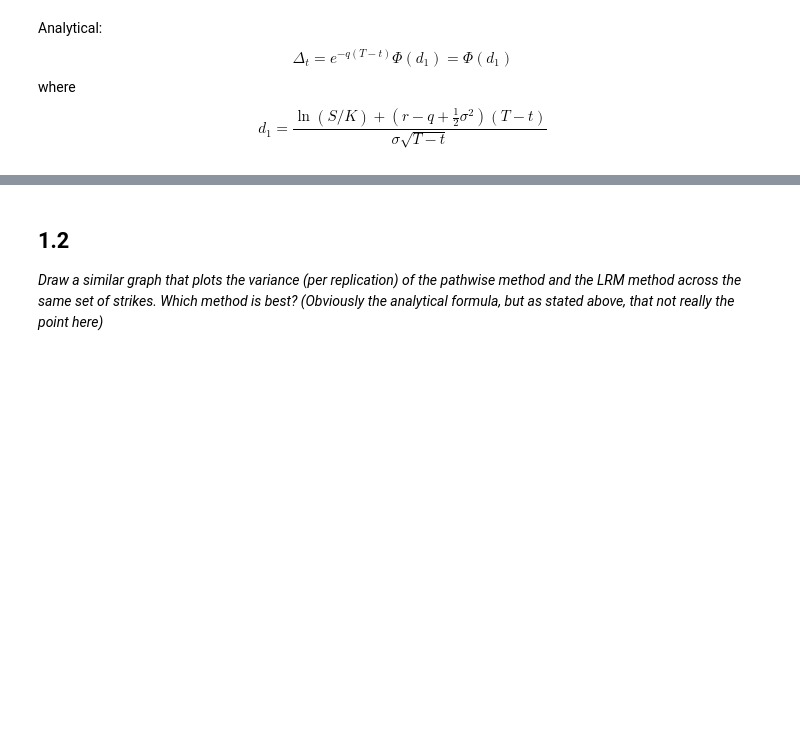
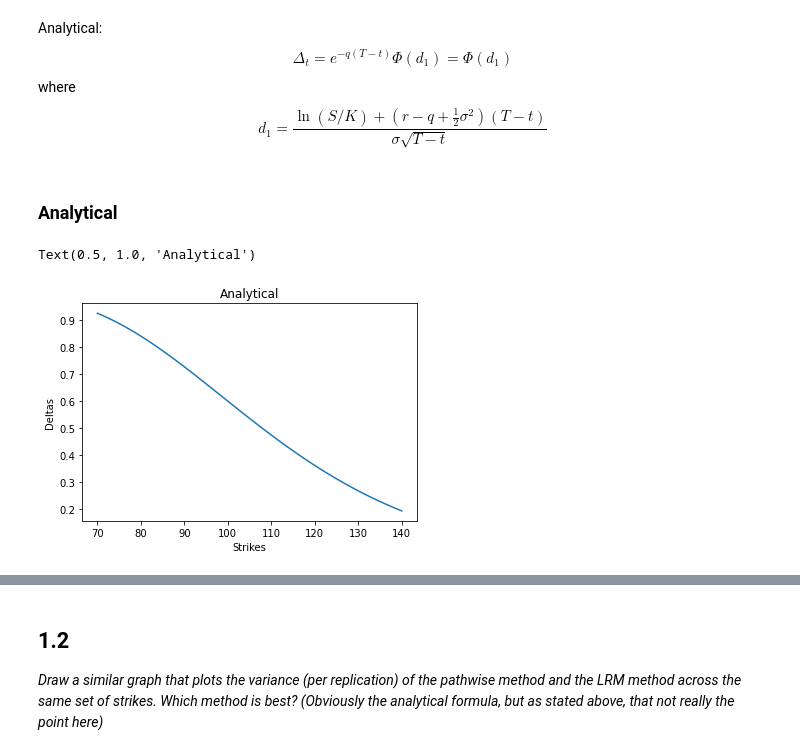
Before and after one commit to OHellum/CompFinExercises, a Jupyter notebook: CompFinExercise1.ipynb, the cells around one changed output, grey strips where cells are left out. Drawn from its saved outputs; the diff is of its cells as text; code cells hidden in the pictures; blank space fills up the shorter version.

```diff
--- a/CompFinExercise1.ipynb
+++ b/CompFinExercise1.ipynb
@@ -5,6 +9,11 @@ exercise is still worth doing as the conclusions will mostly generalize to more
 where the true/analytical solutions are not available.
 # %% [markdown]
 Throughout both exercises assume that you have a Black-Scholes model with $\sigma=0.3,S_0=100$, options have expiry $T=1$ and $r=0.03$. In each question, simulate a minimum of $100,000$ realizations.
+# %%
+sigma = 0.3
+spot = 100
+maturity = 1
+rate = 0.03
 # %% [markdown]
 # Exercise 1
 # %% [markdown]
@@ -21,3 +30,22 @@ where
 $$
 d_1 = \frac{\ln(S/K) + (r-q+\frac{1}{2}\sigma^2)(T-t)}{\sigma\sqrt{T-t}}
 $$
+# %%
+strikes = range(70, 141, 1)
+# %% [markdown]
+### Analytical
+# %%
+denom = sigma*np.sqrt(maturity)
+term = (rate + 0.5*sigma**2)*maturity + np.log(spot)
+analytical_deltas = []
+
+for strike in strikes:
+    analytical_deltas.append(norm.cdf((term - np.log(strike)) / denom))
+
+plt.plot(strikes, analytical_deltas)
+plt.xlabel('Strikes')
+plt.ylabel('Deltas')
+plt.title('Analytical')
+# %% [output]
+Text(0.5, 1.0, 'Analytical')
+[figure, added]
```
Also changed, not shown: parts of 17 cells of this notebook.
